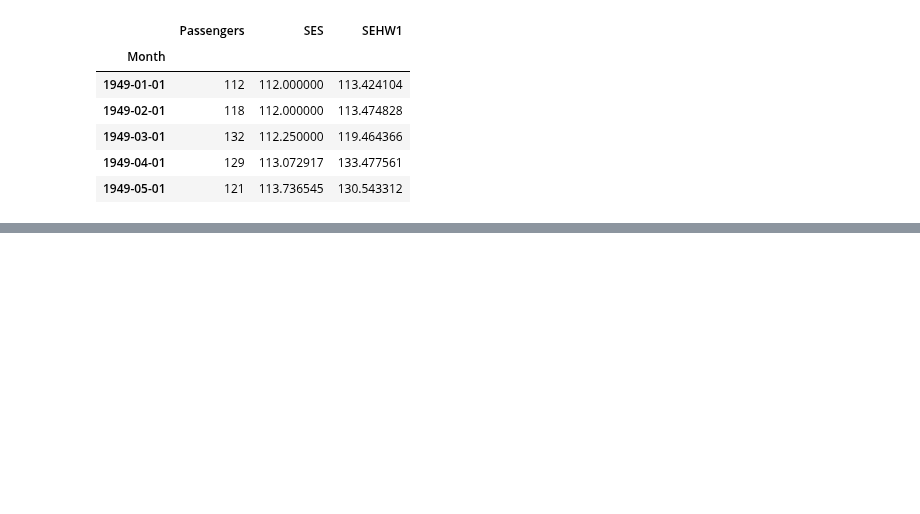
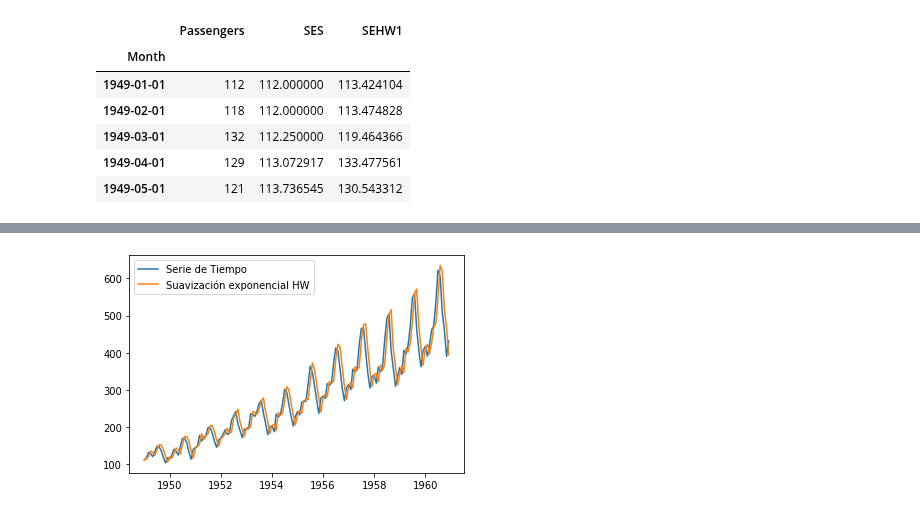
Before and after one commit to K-Viera/Python, a Jupyter notebook: IN/SeriesWithCSV.ipynb, the cells around one changed output, grey strips where cells are left out. Cells and saved outputs as stored; diff of their text form; code cells hidden in the pictures; blank space fills up the shorter version.

```diff
--- a/IN/SeriesWithCSV.ipynb
+++ b/IN/SeriesWithCSV.ipynb
@@ -263,0 +279,4 @@ datos.head()
+# %%
+#Suavización Exponencial Holt-Winters Aditiva
+datos['SEHW2'] = ExponentialSmoothing(datos['Passengers'] ,trend = 'mul').fit().fittedvalues
+datos.head()
@@ -263,0 +291,7 @@ datos.head()
+# %%
+plt.plot(datos['Passengers'],label='Serie de Tiempo')
+plt.plot(datos['SEHW2'],label='Suavización exponencial HW')
+plt.legend()
+plt.show()
+# %% [output]
+[figure, added]
```
Also changed, not shown: parts of 19 cells of this notebook.
